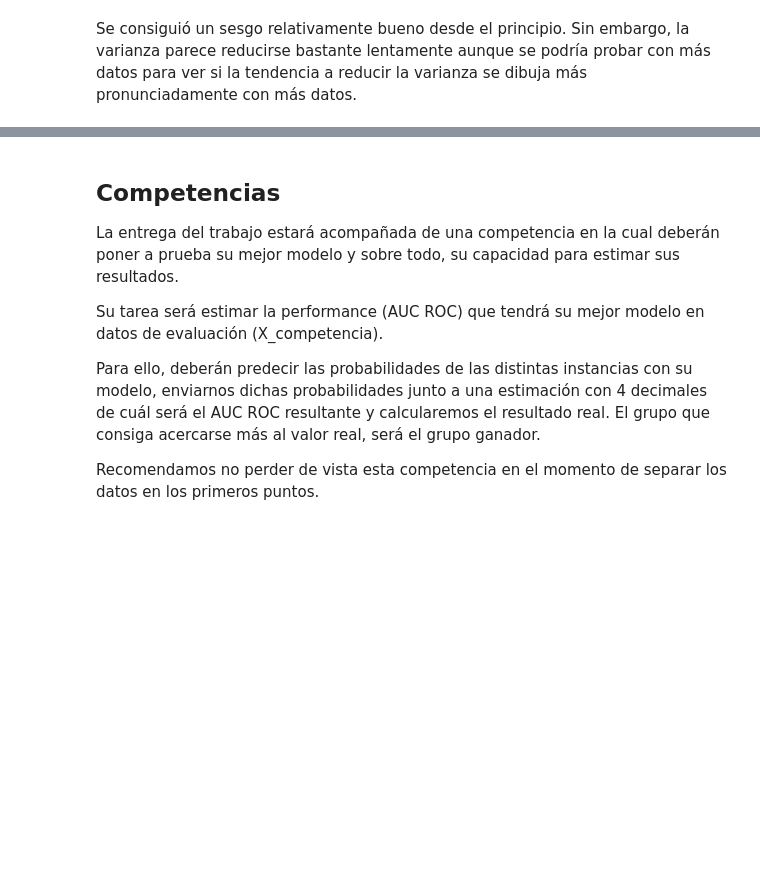
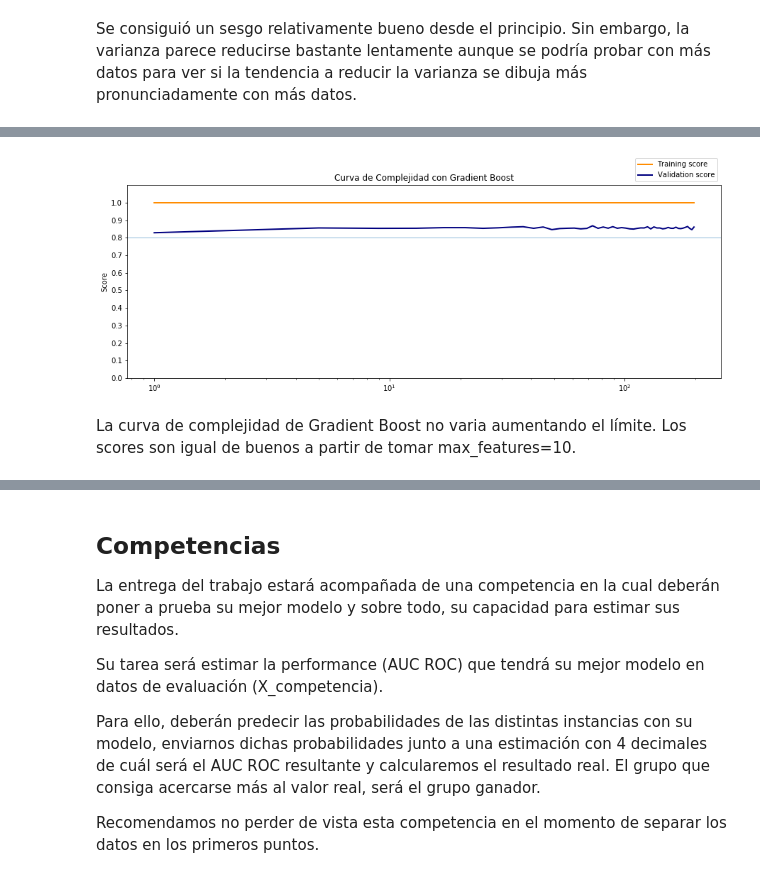
Before and after one commit to cosa65/aprendizajeAutomatico, a Jupyter notebook: TP1/TP1.ipynb, the cells around one changed output, grey strips where cells are left out. Drawn from its saved outputs; the diff is of its cells as text; code cells hidden in the pictures; blank space fills up the shorter version.

```diff
--- a/TP1/TP1.ipynb
+++ b/TP1/TP1.ipynb
@@ -1215,0 +1230,28 @@ Se consiguió un sesgo relativamente bueno desde el principio. Sin embargo, la v
+# %%
+from sklearn.ensemble import GradientBoostingClassifier
+
+def plot_validation_curve2(train_scores, validation_scores, param_range, xlabel="X", title="Curva de complejidad"):
+    train_scores_mean = np.mean(train_scores, axis=1)
+    train_scores_std = np.std(train_scores, axis=1)
+    validation_scores_mean = np.mean(validation_scores, axis=1)
+    validation_scores_std = np.std(validation_scores, axis=1)
+    plt.figure(figsize=(15,5))
+    plt.ylim(0.0,1.1)
+    plt.title(title)
+    plt.ylabel("Score")
+    plt.yticks(np.arange(0.0, 1.1, 0.1))
+    plt.semilogx(param_range, train_scores_mean, label="Training score", color="darkorange", lw=2)
+    plt.semilogx(param_range, validation_scores_mean, label="Validation score", color="navy", lw=2)
+    marker_line_width = 0.005
+    plt.axhspan(0.8 - marker_line_width/2, 0.8 + marker_line_width/2, alpha=0.5)
+    plt.legend(loc='lower right', bbox_to_anchor=(1.0, 1.0))
+    plt.show()
+
+
+boosting_parameters = {'max_features': [None, 10, 20, 30, 40, 50, 100, 'auto'],
+                        'max_depth' : [None, 3, 8, 15, 30, 50],
+                       'subsample': [0.5, 0.8],
+                       'n_estimators': [200],
+                      'learning_rate': [0.1, 0.01, 0.5, 0.9]}
+grid_boostin_result = doSearch('grid', GradientBoostingClassifier(), boosting_parameters)
+top_resultados(grid_boostin_result, "Boosting Gradient")
@@ -1215,0 +1291,18 @@ Se consiguió un sesgo relativamente bueno desde el principio. Sin embargo, la v
+# %%
+from sklearn.ensemble import GradientBoostingClassifier
+max_features_to_try = np.arange(1, 200, 4)
+gradient_bost_train_scores, gradient_bost_validation_scores = \
+    validation_curve( \
+        GradientBoostingClassifier(n_estimators=200, learning_rate =0.10, subsample = 0.80, max_depth = 3, max_features=20 ), \
+        X_dev_np, y_dev_np, \
+        "max_features", \
+        max_features_to_try, \
+        cv=5, \
+        scoring="roc_auc" \
+    )
+
+plot_validation_curve2(gradient_bost_train_scores, gradient_bost_validation_scores, max_features_to_try, xlabel="Max Features", title="Curva de Complejidad con Gradient Boost")
+# %% [output]
+[figure, added]
+# %% [markdown]
+La curva de complejidad de Gradient Boost no varia aumentando el límite. Los scores son igual de buenos a partir de tomar  max_features=10.
```
Also changed, not shown: parts of 10 cells of this notebook.
